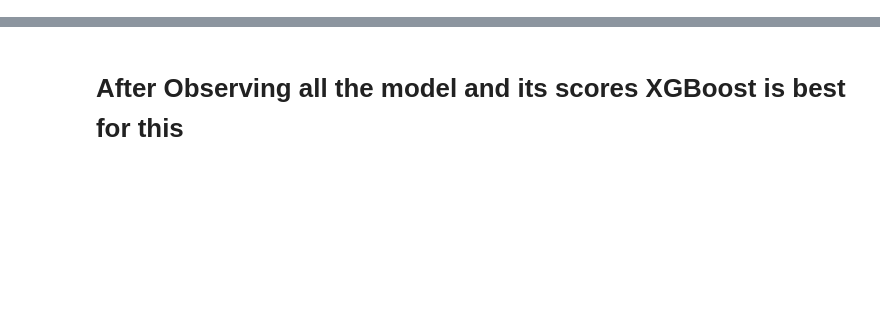
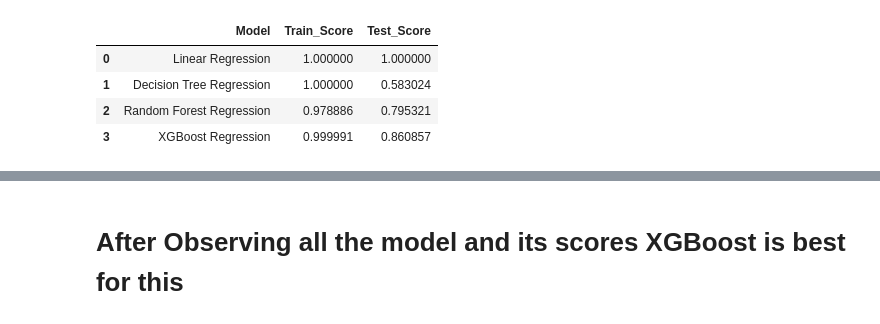
Before and after one commit to ManavKatrodiyaOpash/AI-ML-Internship, a Jupyter notebook: Day 24 Model Comparison/model_comparison_regression.ipynb, the cells around one changed output, grey strips where cells are left out. Saved outputs shown, nothing was run; the diff lists cells and outputs as text; code cells hidden in the pictures; blank space fills up the shorter version.

```diff
--- a/Day 24 Model Comparison/model_comparison_regression.ipynb
+++ b/Day 24 Model Comparison/model_comparison_regression.ipynb
@@ -81 +92,9 @@ df_result
 | 3 | XGBoost Regression | 0.860857 | 2.205744e+03 | 3.777014e+01 |
+# %%
+df_score
+# %% [output]
+|  | Model | Train_Score | Test_Score |
+| 0 | Linear Regression | 1.000000 | 1.000000 |
+| 1 | Decision Tree Regression | 1.000000 | 0.583024 |
+| 2 | Random Forest Regression | 0.978886 | 0.795321 |
+| 3 | XGBoost Regression | 0.999991 | 0.860857 |
```
Also changed, not shown: parts of 4 cells of this notebook, 5 other files.
